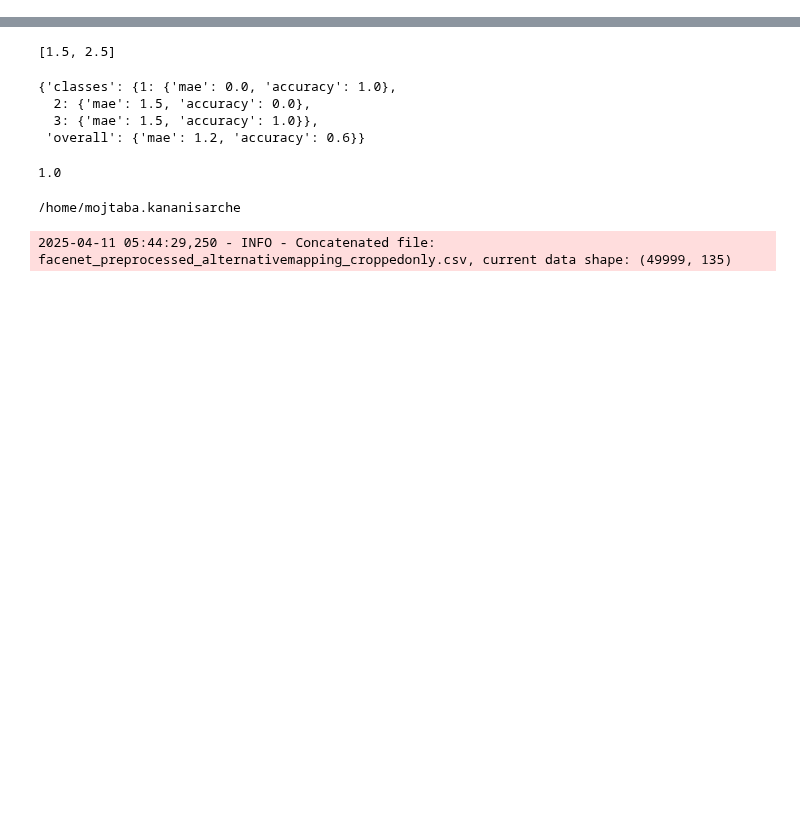
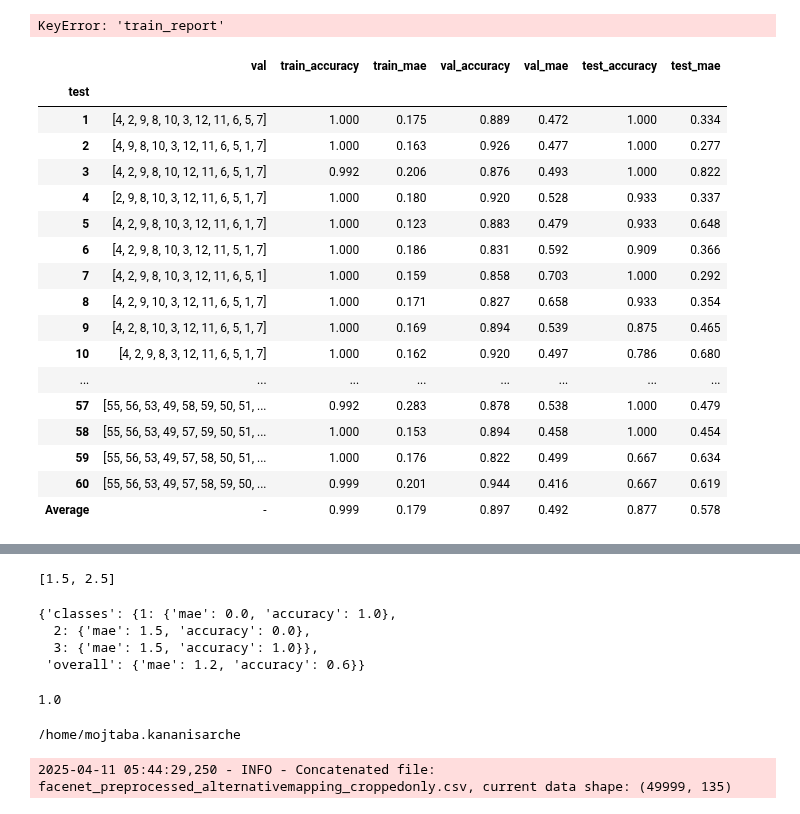
Before and after one commit to Roobahist/fatigue-detection, a Jupyter notebook: experiments/e7/temp.ipynb, the cells around one changed output, grey strips where cells are left out. Drawn from its saved outputs; the diff is of its cells as text; code cells hidden in the pictures; blank space fills up the shorter version.

```diff
--- a/experiments/e7/temp.ipynb
+++ b/experiments/e7/temp.ipynb
@@ -0,0 +1,65 @@
+# %%
+import os
+import json
+import pandas as pd
+import dataframe_image as dfi
+
+directory_path = '/home/mojtaba.kananisarche/Zh/models/e7/RNNFacenet'
+results = []
+keys_to_collect = ['test', 'val', 'train_report', 'val_report', 'test_report']
+for file_name in os.listdir(directory_path):
+    if file_name.endswith('.json'):
+        file_path = os.path.join(directory_path, file_name)
+        with open(file=file_path, mode='r') as json_file:
+            data = json.load(json_file)
+            try:
+                results.append(
+                    {
+                        k:v for k, v in data.items() if k in keys_to_collect
+                    }
+                )
+            except KeyError as e:
+                continue
+# %%
+p = pd.DataFrame(results).sort_values('test')
+p = p['val'].apply(lambda x: sorted(x))
+p['train_accuracy'] = p['train_report'].apply(lambda x: round(x['overall']['accuracy'], 3))
+p['train_mae'] = p['train_report'].apply(lambda x: round(x['overall']['mae'], 3))
+p['val_accuracy'] = p['val_report'].apply(lambda x: round(x['overall']['accuracy'], 3))
+p['val_mae'] = p['val_report'].apply(lambda x: round(x['overall']['mae'], 3))
+p['test_accuracy'] = p['test_report'].apply(lambda x: round(x['overall']['accuracy'], 3))
+p['test_mae'] = p['test_report'].apply(lambda x: round(x['overall']['mae'], 3))
+p = p.set_index('test')
+avg = round(p.iloc[:,4:].mean(), 3)
+avg['val'] = '-'
+p.loc['Average'] = avg
+p2 = p.drop(['train_report', 'val_report', 'test_report'], axis=1)
+# %% [output]
+KeyError: 'train_report'
+# %%
+# Adjust pandas display options
+pd.set_option('display.max_rows', None)  # Show all rows
+pd.set_option('display.max_columns', None)  # Show all columns
+pd.set_option('display.width', None)  # Adjust the width to fit the content
+
+# Display the full table
+p2
+# %% [output]
+|  | val | train_accuracy | train_mae | val_accuracy | val_mae | test_accuracy | test_mae |
+| test |  |  |  |  |  |  |  |
+| 1 | [4, 2, 9, 8, 10, 3, 12, 11, 6, 5, 7] | 1.000 | 0.175 | 0.889 | 0.472 | 1.000 | 0.334 |
+| 2 | [4, 9, 8, 10, 3, 12, 11, 6, 5, 1, 7] | 1.000 | 0.163 | 0.926 | 0.477 | 1.000 | 0.277 |
+| 3 | [4, 2, 9, 8, 10, 12, 11, 6, 5, 1, 7] | 0.992 | 0.206 | 0.876 | 0.493 | 1.000 | 0.822 |
+| 4 | [2, 9, 8, 10, 3, 12, 11, 6, 5, 1, 7] | 1.000 | 0.180 | 0.920 | 0.528 | 0.933 | 0.337 |
+| 5 | [4, 2, 9, 8, 10, 3, 12, 11, 6, 1, 7] | 1.000 | 0.123 | 0.883 | 0.479 | 0.933 | 0.648 |
+| 6 | [4, 2, 9, 8, 10, 3, 12, 11, 5, 1, 7] | 1.000 | 0.186 | 0.831 | 0.592 | 0.909 | 0.366 |
+| 7 | [4, 2, 9, 8, 10, 3, 12, 11, 6, 5, 1] | 1.000 | 0.159 | 0.858 | 0.703 | 1.000 | 0.292 |
+| 8 | [4, 2, 9, 10, 3, 12, 11, 6, 5, 1, 7] | 1.000 | 0.171 | 0.827 | 0.658 | 0.933 | 0.354 |
+| 9 | [4, 2, 8, 10, 3, 12, 11, 6, 5, 1, 7] | 1.000 | 0.169 | 0.894 | 0.539 | 0.875 | 0.465 |
+| 10 | [4, 2, 9, 8, 3, 12, 11, 6, 5, 1, 7] | 1.000 | 0.162 | 0.920 | 0.497 | 0.786 | 0.680 |
+| ... | ... | ... | ... | ... | ... | ... | ... |
+| 57 | [55, 56, 53, 49, 58, 59, 50, 51, ... | 0.992 | 0.283 | 0.878 | 0.538 | 1.000 | 0.479 |
+| 58 | [55, 56, 53, 49, 57, 59, 50, 51, ... | 1.000 | 0.153 | 0.894 | 0.458 | 1.000 | 0.454 |
+| 59 | [55, 56, 53, 49, 57, 58, 50, 51, ... | 1.000 | 0.176 | 0.822 | 0.499 | 0.667 | 0.634 |
+| 60 | [55, 56, 53, 49, 57, 58, 59, 50, ... | 0.999 | 0.201 | 0.944 | 0.416 | 0.667 | 0.619 |
+| Average | - | 0.999 | 0.179 | 0.897 | 0.492 | 0.877 | 0.578 |
```
Also changed, not shown: parts of 9 cells of this notebook, 2 other files.
